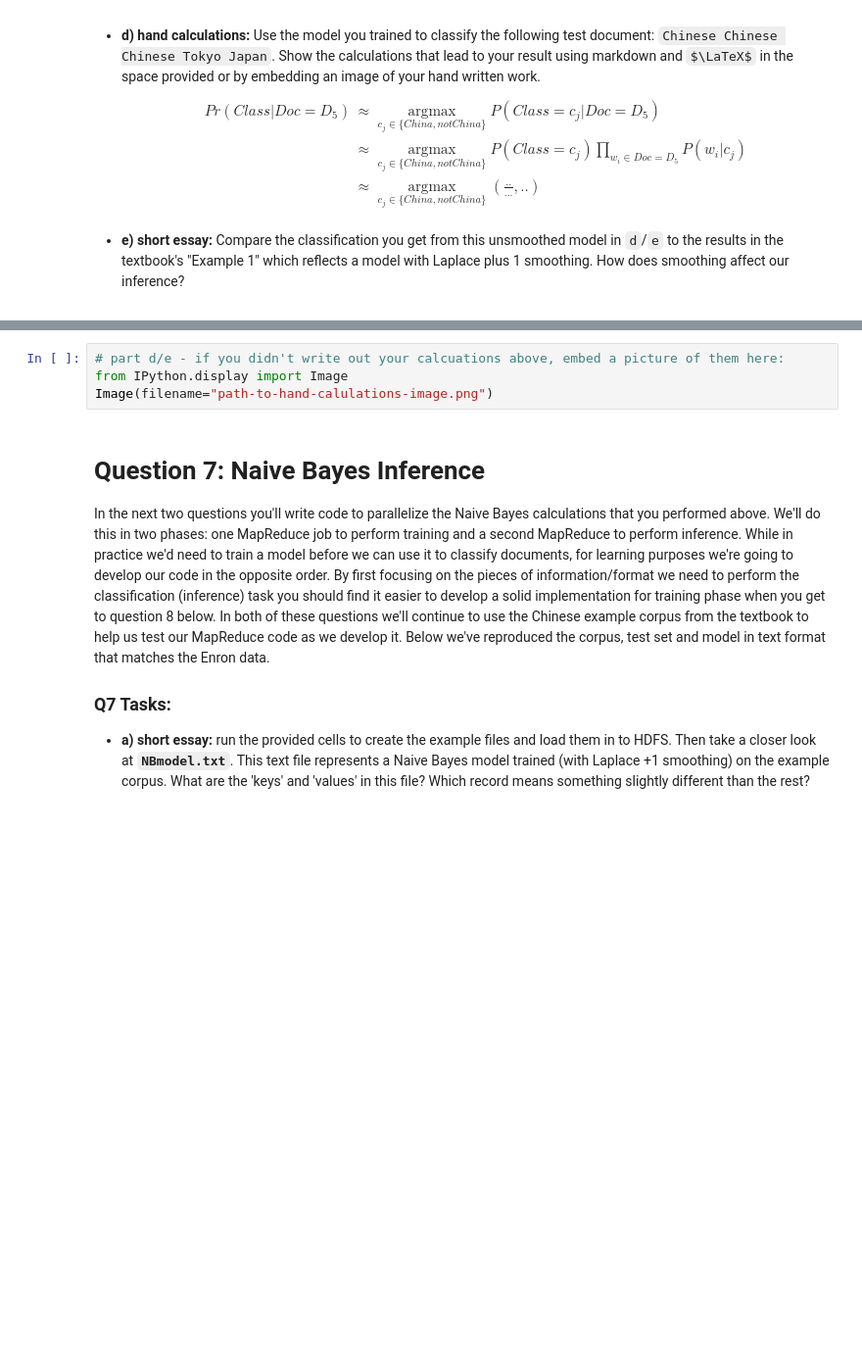
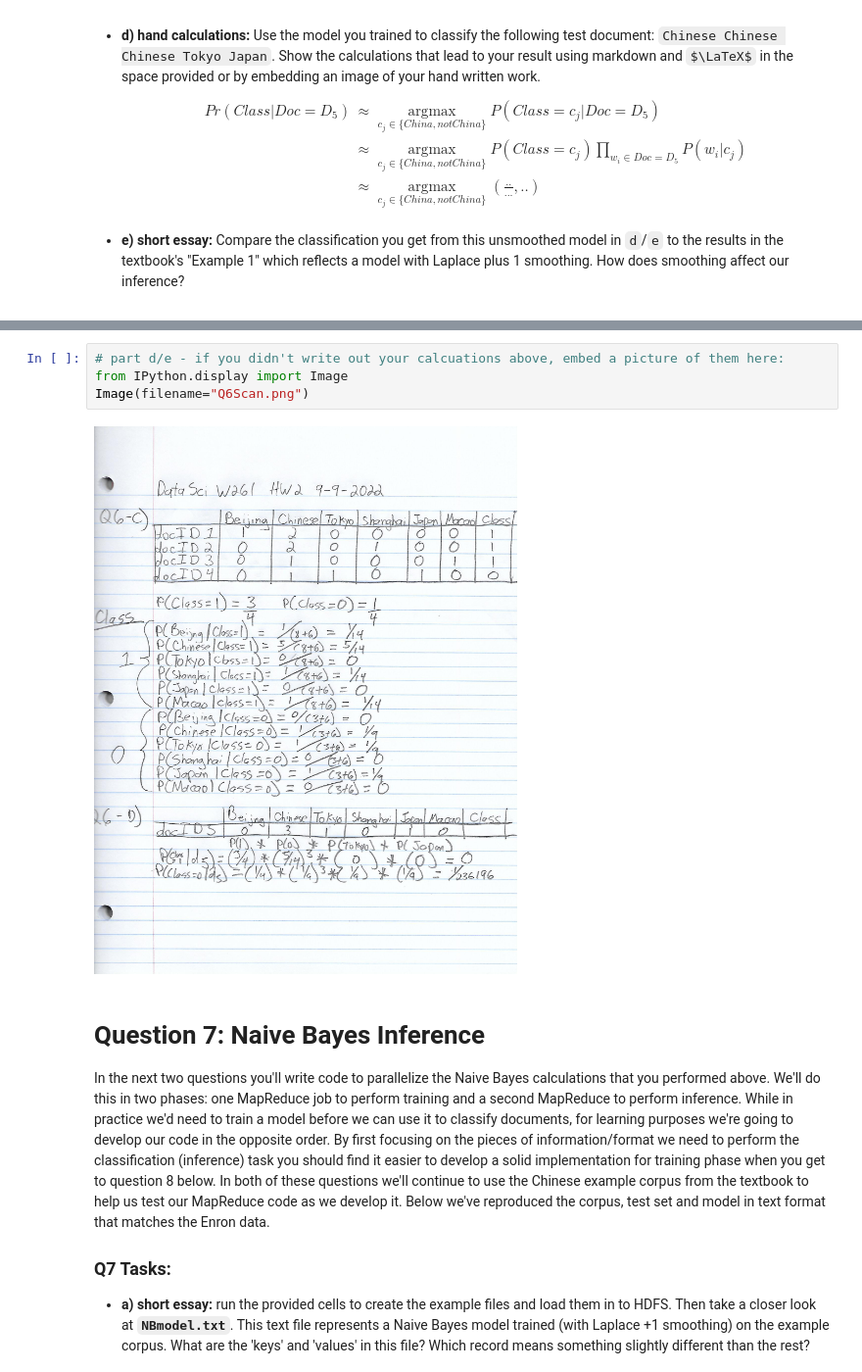
Before and after one commit to vhr1975/datasciw261, a Jupyter notebook: Homework/HW2/hw2_workbook.ipynb, the cells around one changed output, grey strips where cells are left out. Shown: that part at 98% size. Cells and saved outputs as stored; diff of their text form; some formulas as TeX source; blank space fills up the shorter version.

```diff
--- a/Homework/HW2/hw2_workbook.ipynb
+++ b/Homework/HW2/hw2_workbook.ipynb
@@ -510,7 +841,9 @@ print(f"Posterior Probabilities in % is: Pr(SPAM|D6) is : {100*pr_spam/(pr_spam+
 # %%
 # part d/e - if you didn't write out your calcuations above, embed a picture of them here:
 from IPython.display import Image
-Image(filename="path-to-hand-calulations-image.png")
+Image(filename="Q6Scan.png")
+# %% [output]
+[figure, added]
 # %% [markdown]
 # Question 7: Naive Bayes Inference
 In the next two questions you'll write code to parallelize the Naive Bayes calculations that you performed above. We'll do this in two phases: one MapReduce job to perform training and a second MapReduce to perform inference. While in practice we'd need to train a model before we can use it to classify documents, for learning purposes we're going to develop our code in the opposite order. By first focusing on the pieces of information/format we need to perform the classification (inference) task you should find it easier to develop a solid implementation for training phase when you get to question 8 below. In both of these questions we'll continue to use the Chinese example corpus from the textbook to help us test our MapReduce code as we develop it. Below we've reproduced the corpus, test set and model in text format that matches the Enron data.
```
Also changed, not shown: parts of 71 cells of this notebook.
